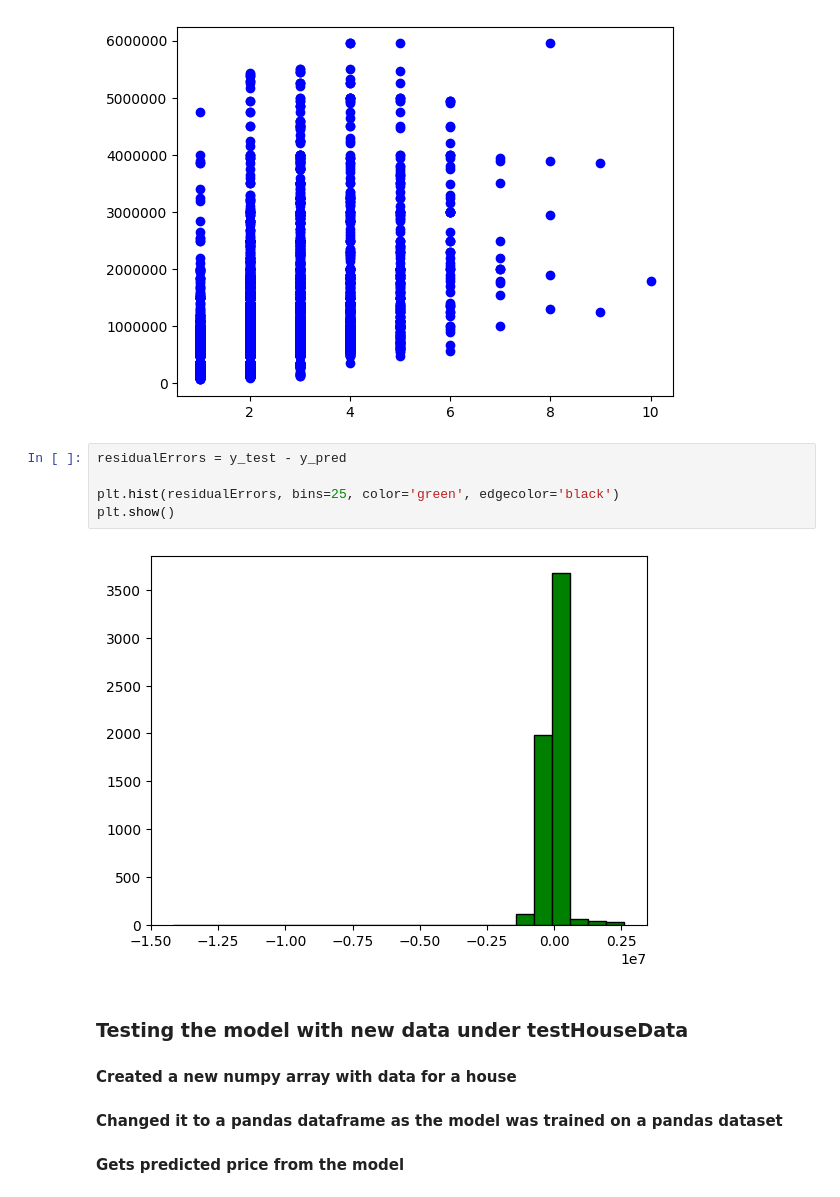
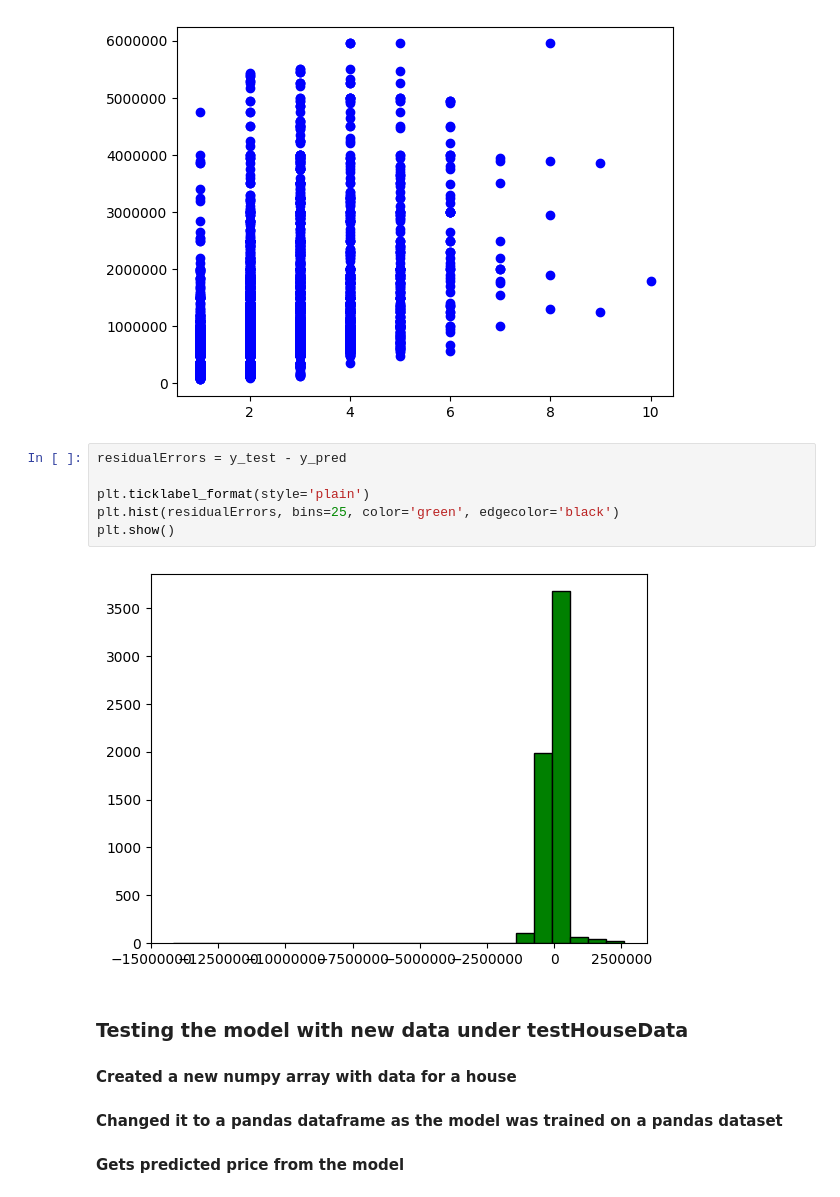
Before and after one commit to TyLou28/LDN-House-Future-Predictor, a Jupyter notebook: house.ipynb, the cells around one changed output. Cells and saved outputs as stored; diff of their text form.

```diff
--- a/house.ipynb
+++ b/house.ipynb
@@ -71,10 +72,11 @@ plt.scatter(X_test['Bedrooms'], y_test, c='blue')
 # %%
 residualErrors = y_test - y_pred
 
+plt.ticklabel_format(style='plain')
 plt.hist(residualErrors, bins=25, color='green', edgecolor='black')
 plt.show()
 # %% [output]
-[figure, old version]
+[figure, new version]
 # %% [markdown]
 ### Testing the model with new data under testHouseData
 #### Created a new numpy array with data for a house
```
Also changed, not shown: parts of 2 cells of this notebook.
